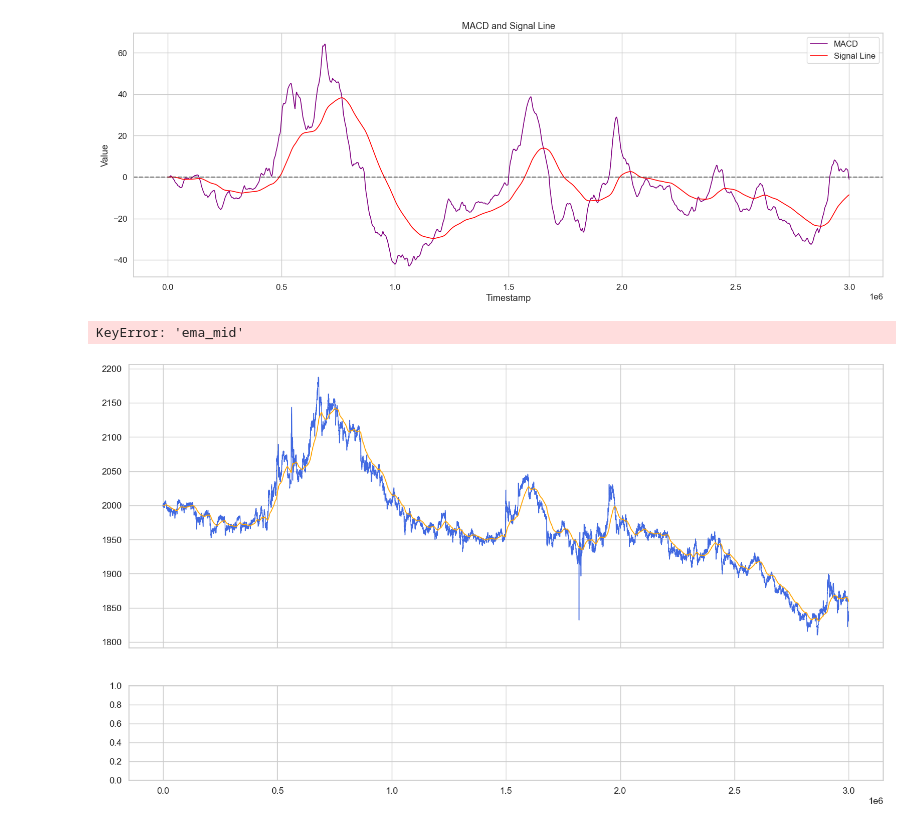
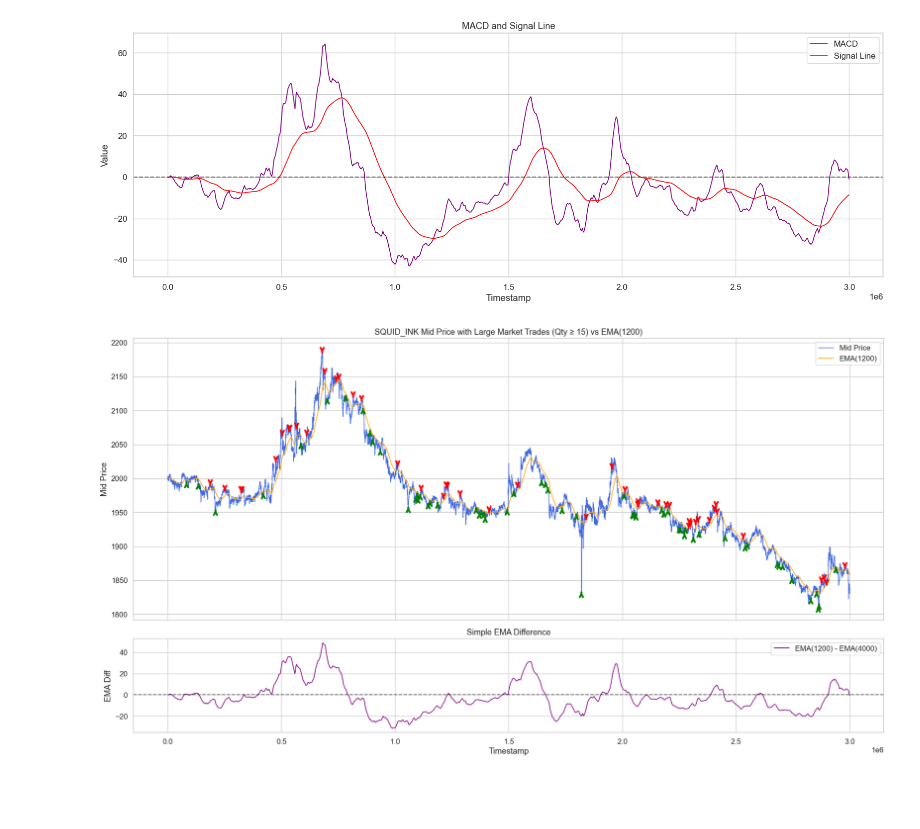
Before and after one commit to chrispyroberts/imc-prosperity-3, a Jupyter notebook: ROUND 1/bottleeda.ipynb, the cells around one changed output. Cells and saved outputs as stored; diff of their text form; code cells hidden in the pictures; blank space fills up the shorter version.

```diff
--- a/ROUND 1/bottleeda.ipynb
+++ b/ROUND 1/bottleeda.ipynb
@@ -349,7 +360,7 @@ plt.show()
 [figure]
 # %%
 # --- Compute EMA Diff ---
-squid_prices['ema_short'] = squid_prices['mid_price'].ewm(span=500, adjust=False).mean()
+squid_prices['ema_short'] = squid_prices['mid_price'].ewm(span=400, adjust=False).mean()
 squid_prices['ema_long'] = squid_prices['mid_price'].ewm(span=1500, adjust=False).mean()
 squid_prices['ema_diff'] = squid_prices['ema_short'] - squid_prices['ema_long']
 
@@ -365,32 +376,31 @@ fig, (ax1, ax2) = plt.subplots(2, 1, figsize=(18, 10), sharex=True, gridspec_kw=
 # === Upper Plot: Mid Price and Large Trades ===
 ax1.plot(squid_prices['timestamp'], squid_prices['mid_price'], label='Mid Price', color='royalblue', linewidth=1)
 ax1.plot(squid_prices['timestamp'], squid_prices['ema_short'], label='EMA(1200)', color='orange', linewidth=1.2)
 
 # Arrows based on large trade vs. EMA
 for _, row in large_trades.iterrows():
     if row['mid_price'] < row['ema_short']:
         # Buy signal: Green up arrow (price below EMA)
         ax1.annotate('', xy=(row['timestamp'], row['mid_price'] + 1), xytext=(row['timestamp'], row['mid_price']),
                      arrowprops=dict(facecolor='green', edgecolor='green', arrowstyle='->', lw=3))
     else:
         # Sell signal: Red down arrow (price above EMA)
         ax1.annotate('', xy=(row['timestamp'], row['mid_price'] - 1), xytext=(row['timestamp'], row['mid_price']),
                      arrowprops=dict(facecolor='red', edgecolor='red', arrowstyle='->', lw=3))
 
 ax1.set_title('SQUID_INK Mid Price with Large Market Trades (Qty ≥ 15) vs EMA(1200)')
 ax1.set_ylabel('Mid Price')
 ax1.legend()
 
 # === Lower Plot: EMA Diff ===
 ax2.plot(squid_prices['timestamp'], squid_prices['ema_diff'], label='EMA(1200) - EMA(4000)', color='purple', linewidth=1.2)
 ax2.axhline(0, color='black', linestyle='--', alpha=0.5)
 ax2.set_title('Simple EMA Difference')
 ax2.set_xlabel('Timestamp')
 ax2.set_ylabel('EMA Diff')
 ax2.legend()
 
 plt.tight_layout()
 plt.show()
 # %% [output]
-KeyError: 'ema_mid'
-[figure, old version]
+[figure, new version]
```
Also changed, not shown: parts of 1 cell of this notebook, 1 other file.
